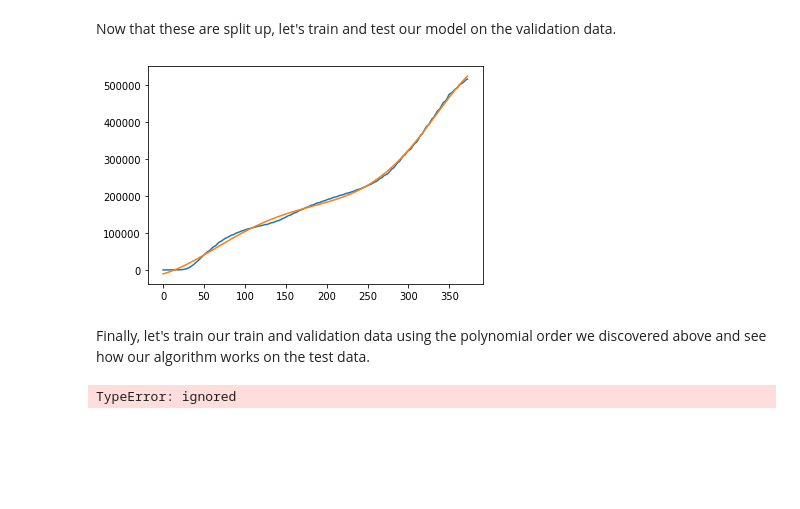
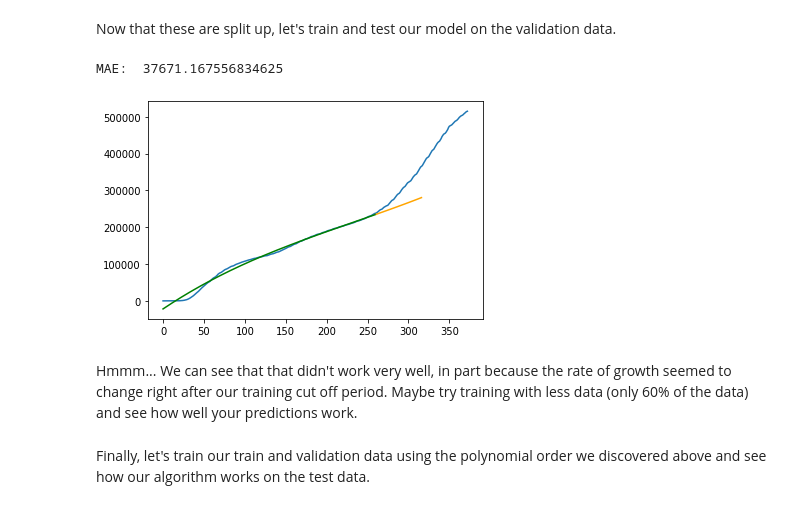
Before and after one commit to kpjaskie/SenSIP21, a Jupyter notebook: 4_Machine_Learning_Regression.ipynb, the cells around one changed output. Drawn from its saved outputs; the diff is of its cells as text; code cells hidden in the pictures; blank space fills up the shorter version.

```diff
--- a/4_Machine_Learning_Regression.ipynb
+++ b/4_Machine_Learning_Regression.ipynb
@@ -281,0 +268,20 @@ test_size =  56
+# %%
+#x_train_and_val, x_test, y_train_and_val, y_test = train_test_split(x, y, test_size=0.15, random_state=1)
+#x_train, x_val, y_train, y_val = train_test_split(x_train_and_val, y_train_and_val, test_size=0.1765, random_state=1)
+
+data_size = x.shape[0]
+train_size = int(np.floor(data_size*.7))
+val_size = int(np.floor((data_size - train_size)/2))
+test_size = data_size - train_size - val_size
+
+x_train = x[:train_size]
+x_val = x[train_size:train_size + val_size]
+x_test = x[-test_size:]
+
+y_train = y[:train_size] # since our x and y are the same size, we can do this
+y_val = y[train_size:train_size + val_size]
+y_test = y[-test_size:]
+
+print("train_size = ", train_size, ' should = ', y_train.shape[0])
+print("val_size = ", val_size, ' should = ', y_val.shape[0])
+print("test_size = ",  test_size, ' should = ', y_test.shape[0])
@@ -284,36 +300,31 @@ Now that these are split up, let's train and test our model on the validation da
 # %%
 # First, we train our regression model on the training set, then we test it on
 # the validation set. We do this repeatedly with different orders of
 # polynomials and compare the error.
 best_poly_val, poly_vals, error = find_poly_order(x_train=x_train, y_train=y_train,
                                                   x_test=x_val, y_test=y_val)
 
 # Once we have the best polynomial order determined, we can use regression
+# to fit the training data to our model
 poly_model = make_pipeline(PolynomialFeatures(best_poly_val), LinearRegression())
 poly_model.fit(x_train[:, np.newaxis], y_train)
 
-# Fit the training data to our model
-xfit_train = np.linspace(0, x_train.shape[0] + x_val.shape[0], 2000)
-y_val_hat = poly_model.predict(xfit[:, np.newaxis])
+# Predict the values for the validation data
+y_train_hat = poly_model.predict(x_train[:, np.newaxis])
+y_val_hat = poly_model.predict(x_val[:, np.newaxis])
 
-plt.plot(x, y)
-plt.plot(xfit, yfit);
+plt.plot(x,y)
+plt.plot(x_train, y_train_hat, color='green')
+plt.plot(x_val, y_val_hat, color='orange')
+
+# Calculate the error
+# Here, we're using the absolute error as the squared error is very large
+error = mean_absolute_error(y_val, y_val_hat[-y_val.shape[0]:])
+print('MAE: ', error)
 # %% [output]
+MAE:  37671.167556834625
-[figure, old version]
+[figure, new version]
+# %% [markdown]
+Hmmm... We can see that that didn't work very well, in part because the rate of growth seemed to change right after our training cut off period.  Maybe try training with less data (only 60% of the data) and see how well your predictions work.
 # %% [markdown]
 Finally, let's train our train and validation data using the polynomial order we discovered above and see how our algorithm works on the test data.
-# %%
-x_train_final = np.concatenate(x_train, x_val)
-y_train_final = np.concatenate(y_train, y_val)
-
-poly_model = make_pipeline(PolynomialFeatures(best_poly_val), LinearRegression())
-poly_model.fit(x_train_final[:, np.newaxis], y_train_final)
-
-# Fit the training data to our model
-x_final_fit = np.linspace(0, x_train_final.shape[0], 2000)
-y_final_hat = poly_model.predict(x_final_fit[:, np.newaxis])
-
-plt.plot(x, y)
-plt.plot(x_final_fit, y_final_hat);
-# %% [output]
-TypeError: ignored
```
Also changed, not shown: parts of 13 cells of this notebook.
